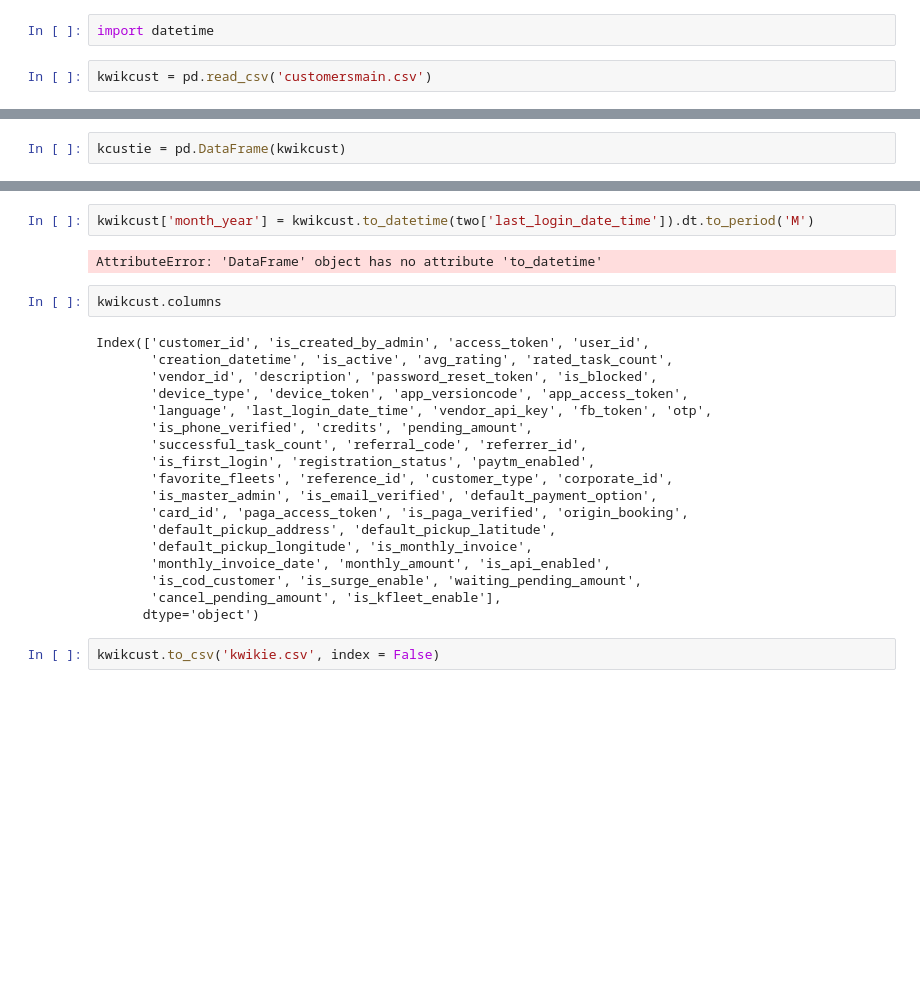
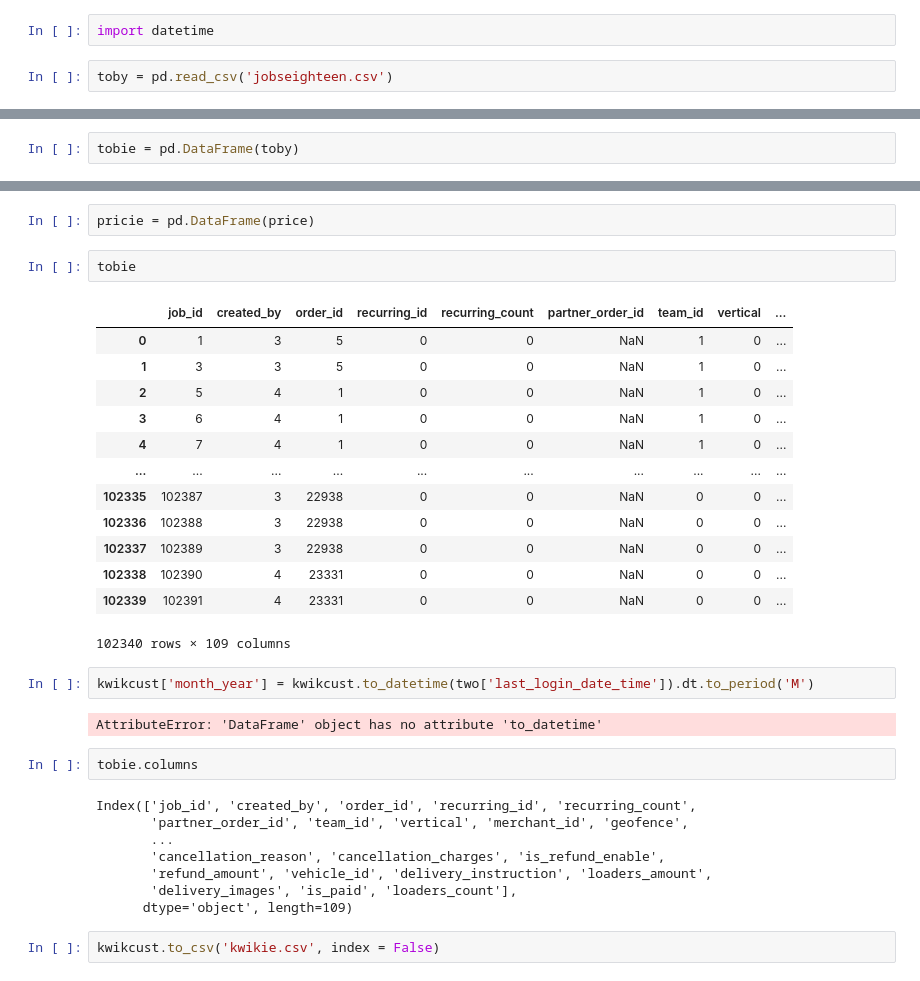
Before and after one commit to Polymath1990/Repos, a Jupyter notebook: Kwik nalysis.ipynb, the cells around one changed output, grey strips where cells are left out. Saved outputs shown, nothing was run; the diff lists cells and outputs as text; blank space fills up the shorter version.

```diff
--- a/Kwik nalysis.ipynb
+++ b/Kwik nalysis.ipynb
@@ -9,4 +9,4 @@ import numpy as np
 # %%
 import datetime
 # %%
-kwikcust = pd.read_csv('customersmain.csv')
+toby = pd.read_csv('jobseighteen.csv')
@@ -13,2 +15,2 @@ kwikcust = pd.read_csv('customersmain.csv')
 # %%
-kcustie = pd.DataFrame(kwikcust)
+tobie = pd.DataFrame(toby)
@@ -31,27 +17,35 @@ kcustie
+# %%
+pricie = pd.DataFrame(price)
+# %%
+tobie
+# %% [output]
+|  | job_id | created_by | order_id | recurring_id | recurring_count | partner_order_id | team_id | vertical | ... |
+| 0 | 1 | 3 | 5 | 0 | 0 | NaN | 1 | 0 | ... |
+| 1 | 3 | 3 | 5 | 0 | 0 | NaN | 1 | 0 | ... |
+| 2 | 5 | 4 | 1 | 0 | 0 | NaN | 1 | 0 | ... |
+| 3 | 6 | 4 | 1 | 0 | 0 | NaN | 1 | 0 | ... |
+| 4 | 7 | 4 | 1 | 0 | 0 | NaN | 1 | 0 | ... |
+| ... | ... | ... | ... | ... | ... | ... | ... | ... | ... |
+| 102335 | 102387 | 3 | 22938 | 0 | 0 | NaN | 0 | 0 | ... |
+| 102336 | 102388 | 3 | 22938 | 0 | 0 | NaN | 0 | 0 | ... |
+| 102337 | 102389 | 3 | 22938 | 0 | 0 | NaN | 0 | 0 | ... |
+| 102338 | 102390 | 4 | 23331 | 0 | 0 | NaN | 0 | 0 | ... |
+| 102339 | 102391 | 4 | 23331 | 0 | 0 | NaN | 0 | 0 | ... |
+102340 rows × 109 columns
 # %%
 kwikcust['month_year'] = kwikcust.to_datetime(two['last_login_date_time']).dt.to_period('M')
 # %% [output]
 AttributeError: 'DataFrame' object has no attribute 'to_datetime'
 # %%
-kwikcust.columns
+tobie.columns
 # %% [output]
-Index(['customer_id', 'is_created_by_admin', 'access_token', 'user_id',
-       'creation_datetime', 'is_active', 'avg_rating', 'rated_task_count',
-       'vendor_id', 'description', 'password_reset_token', 'is_blocked',
-       'device_type', 'device_token', 'app_versioncode', 'app_access_token',
-       'language', 'last_login_date_time', 'vendor_api_key', 'fb_token', 'otp',
-       'is_phone_verified', 'credits', 'pending_amount',
-       'successful_task_count', 'referral_code', 'referrer_id',
-       'is_first_login', 'registration_status', 'paytm_enabled',
-       'favorite_fleets', 'reference_id', 'customer_type', 'corporate_id',
-       'is_master_admin', 'is_email_verified', 'default_payment_option',
-       'card_id', 'paga_access_token', 'is_paga_verified', 'origin_booking',
-       'default_pickup_address', 'default_pickup_latitude',
-       'default_pickup_longitude', 'is_monthly_invoice',
-       'monthly_invoice_date', 'monthly_amount', 'is_api_enabled',
-       'is_cod_customer', 'is_surge_enable', 'waiting_pending_amount',
-       'cancel_pending_amount', 'is_kfleet_enable'],
-      dtype='object')
+Index(['job_id', 'created_by', 'order_id', 'recurring_id', 'recurring_count',
+       'partner_order_id', 'team_id', 'vertical', 'merchant_id', 'geofence',
+       ...
+       'cancellation_reason', 'cancellation_charges', 'is_refund_enable',
+       'refund_amount', 'vehicle_id', 'delivery_instruction', 'loaders_amount',
+       'delivery_images', 'is_paid', 'loaders_count'],
+      dtype='object', length=109)
 # %%
 kwikcust.to_csv('kwikie.csv', index = False)
 # %%
```
Also changed, not shown: parts of 46 cells of this notebook.
